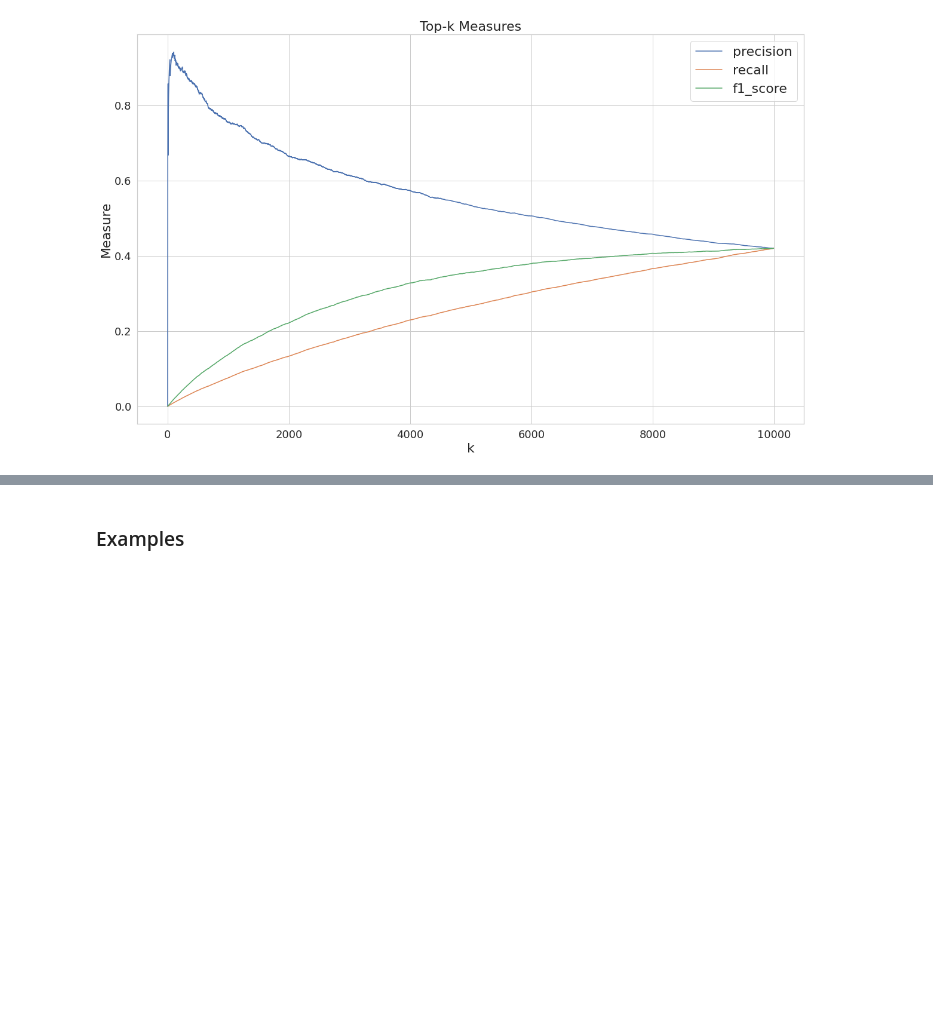
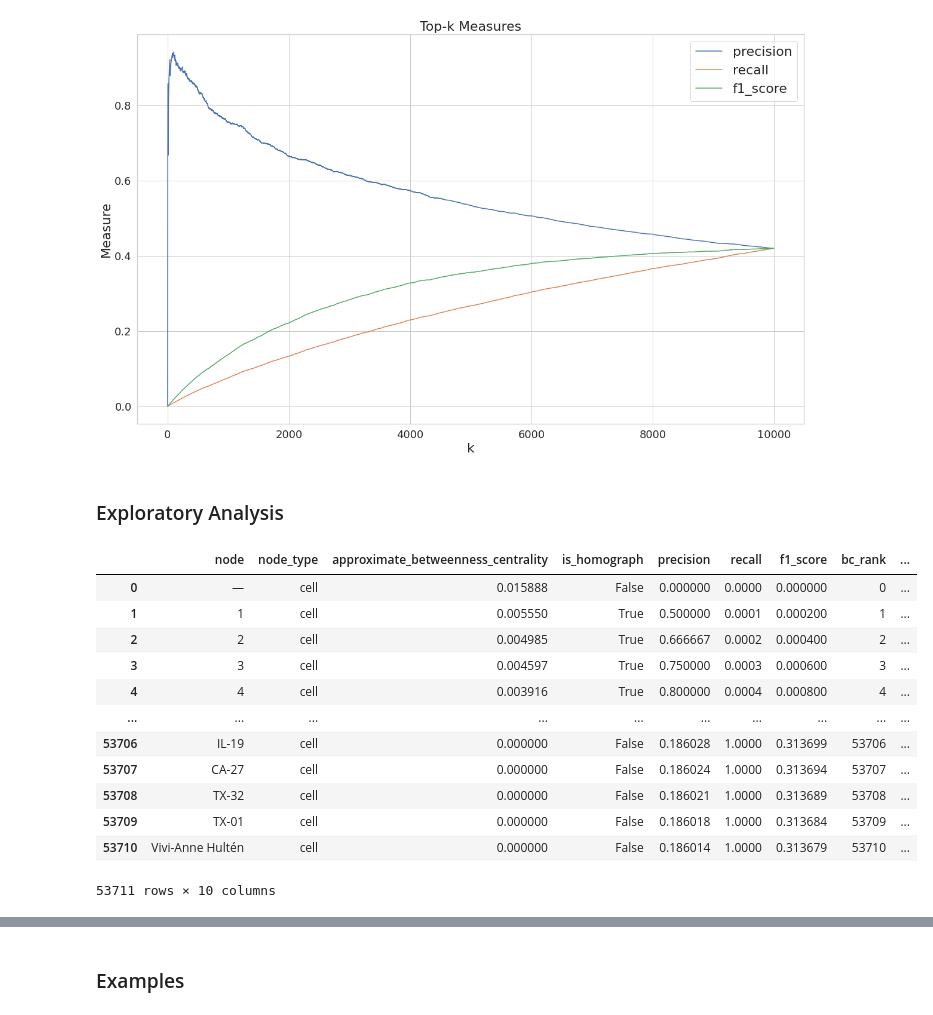
Before and after one commit to northeastern-datalab/domain_net, a Jupyter notebook: network_analysis/wikitables_dataset_evaluation.ipynb, the cells around one changed output, grey strips where cells are left out. Drawn from its saved outputs; the diff is of its cells as text; code cells hidden in the pictures; blank space fills up the shorter version.

```diff
--- a/network_analysis/wikitables_dataset_evaluation.ipynb
+++ b/network_analysis/wikitables_dataset_evaluation.ipynb
@@ -94,3 +95,40 @@ Precision: 0.419777800020018
 Recall: 0.419777800020018
 F1-Score: 0.419777800020018
 [figure]
+# %% [markdown]
+### Exploratory Analysis
+# %%
+gt_num_meanings_path='../../table_search_with_homographs/data/wikipages_2013/gt_data_structures/local_homographs_eval_df.csv'
+gt_num_meanings_df=pd.read_csv(gt_num_meanings_path)
+
+# Populate the `graph_stats_with_gt_and_metadata` dataframe
+graph_stats_with_gt_and_metadata=graph_stats_with_gt.copy()
+graph_stats_with_gt_and_metadata['bc_rank']=graph_stats_with_gt_and_metadata.index
+num_meanings_list=[]
+full_domain_size_list=[]
+for idx, row in tqdm(graph_stats_with_gt_and_metadata.iterrows(), total=len(graph_stats_with_gt_and_metadata)):
+    if row['is_homograph']:
+        num_meanings_list.append(gt_num_meanings_df[gt_num_meanings_df['homograph']==row['node']]['num_meanings'].values[0])
+    else:
+        num_meanings_list.append(1)
+    full_domain_size_list.append(len(utils.graph_helpers.get_cell_node_neighbors(G,row['node'])))
+
+graph_stats_with_gt_and_metadata['num_meanings']=num_meanings_list
+graph_stats_with_gt_and_metadata['full_domain_size']=full_domain_size_list
+
+graph_stats_with_gt_and_metadata.to_pickle('output/wikitables_datasets/wikipages_2013/selected_csv_tables/graph_stats_with_gt_and_metadata.pickle')
+graph_stats_with_gt_and_metadata
+# %% [output]
+|  | node | node_type | approximate_betweenness_centrality | is_homograph | precision | recall | f1_score | bc_rank | ... |
+| 0 | — | cell | 0.015888 | False | 0.000000 | 0.0000 | 0.000000 | 0 | ... |
+| 1 | 1 | cell | 0.005550 | True | 0.500000 | 0.0001 | 0.000200 | 1 | ... |
+| 2 | 2 | cell | 0.004985 | True | 0.666667 | 0.0002 | 0.000400 | 2 | ... |
+| 3 | 3 | cell | 0.004597 | True | 0.750000 | 0.0003 | 0.000600 | 3 | ... |
+| 4 | 4 | cell | 0.003916 | True | 0.800000 | 0.0004 | 0.000800 | 4 | ... |
+| ... | ... | ... | ... | ... | ... | ... | ... | ... | ... |
+| 53706 | IL-19 | cell | 0.000000 | False | 0.186028 | 1.0000 | 0.313699 | 53706 | ... |
+| 53707 | CA-27 | cell | 0.000000 | False | 0.186024 | 1.0000 | 0.313694 | 53707 | ... |
+| 53708 | TX-32 | cell | 0.000000 | False | 0.186021 | 1.0000 | 0.313689 | 53708 | ... |
+| 53709 | TX-01 | cell | 0.000000 | False | 0.186018 | 1.0000 | 0.313684 | 53709 | ... |
+| 53710 | Vivi-Anne Hultén | cell | 0.000000 | False | 0.186014 | 1.0000 | 0.313679 | 53710 | ... |
+53711 rows × 10 columns
```
Also changed, not shown: parts of 4 cells of this notebook.
